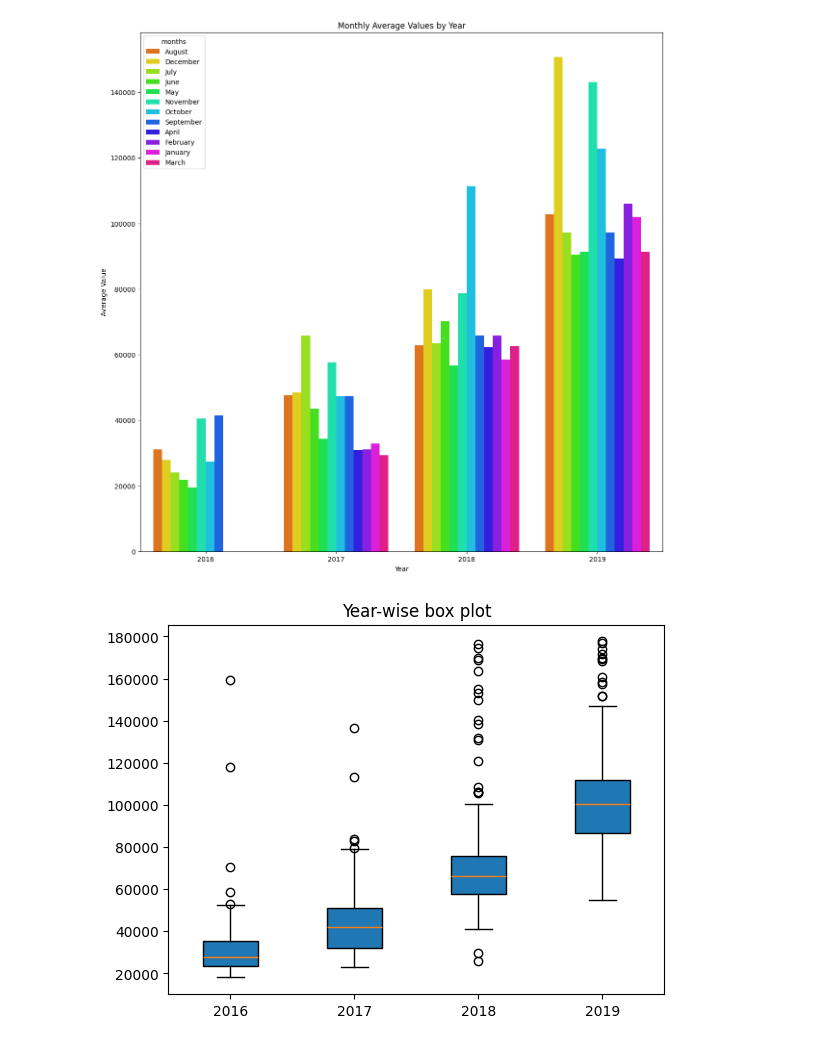
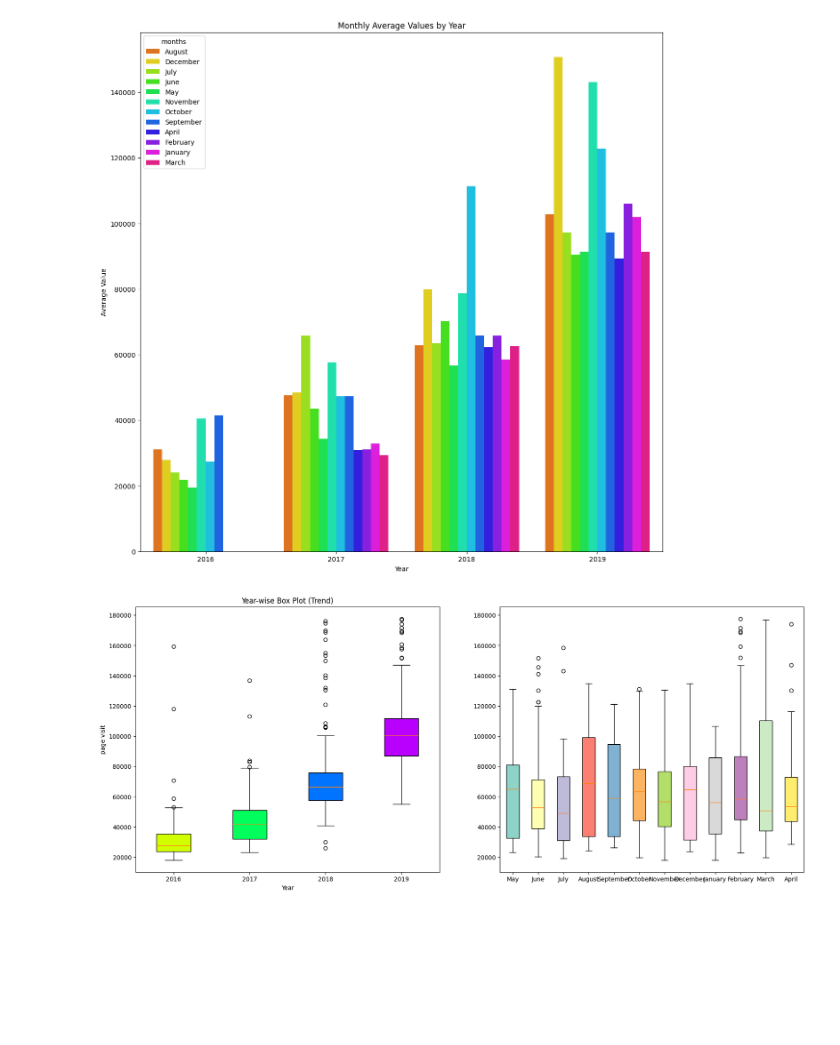
Before and after one commit to arunjith-official/page-view-visualizer, a Jupyter notebook: workbook.ipynb, the cells around one changed output. Saved outputs shown, nothing was run; the diff lists cells and outputs as text; code cells hidden in the pictures; blank space fills up the shorter version.

Commit message:
finished visualising the last objective

```diff
--- a/workbook.ipynb
+++ b/workbook.ipynb
@@ -124,16 +124,32 @@ plt.ylabel('Average Value')
 # %% [output]
 Text(0, 0.5, 'Average Value')
 [figure]
-# %%
-year_grouped = [group['value'].values for _, group in df.groupby('year')]
-year_palette = sns.color_palette("hsv", 4)
-plt.boxplot(
-    year_grouped,
-    tick_labels=df["year"].unique(),
-    patch_artist=True,
-)
-
-plt.title("Year-wise box plot")
-plt.show()
-# %% [output]
-[figure, removed]
+# %%
+year_grouped = [group['value'].values for _, group in df.groupby('year')]
+fig, (ax1,ax2) =plt.subplots(1,2,figsize=(20,8))
+#color palettes
+year_palette = sns.color_palette("hsv", len(df['year'].unique()))
+month_palette = sns.color_palette("Set3",12)
+box1 = ax1.boxplot(
+    year_grouped,
+    patch_artist=True,
+    tick_labels=df['year'].unique()
+)
+for patch , color in zip(box1['boxes'], year_palette):
+    patch.set_facecolor(color)
+
+#customise the plot
+ax1.set_title("Year-wise Box Plot (Trend)")
+ax1.set_xlabel("Year")
+ax1.set_ylabel("page visit")
+#grouping by months
+month_grouped = [group['value'].values for _, group in df.groupby('months')]
+box2 = ax2.boxplot(
+    month_grouped,
+    patch_artist= True,
+    tick_labels=df['months'].unique()
+)
+for patch , color in zip(box2['boxes'], month_palette):
+    patch.set_facecolor(color)
+# %% [output]
+[figure, added]
```
Also changed, not shown: parts of 1 cell of this notebook.
